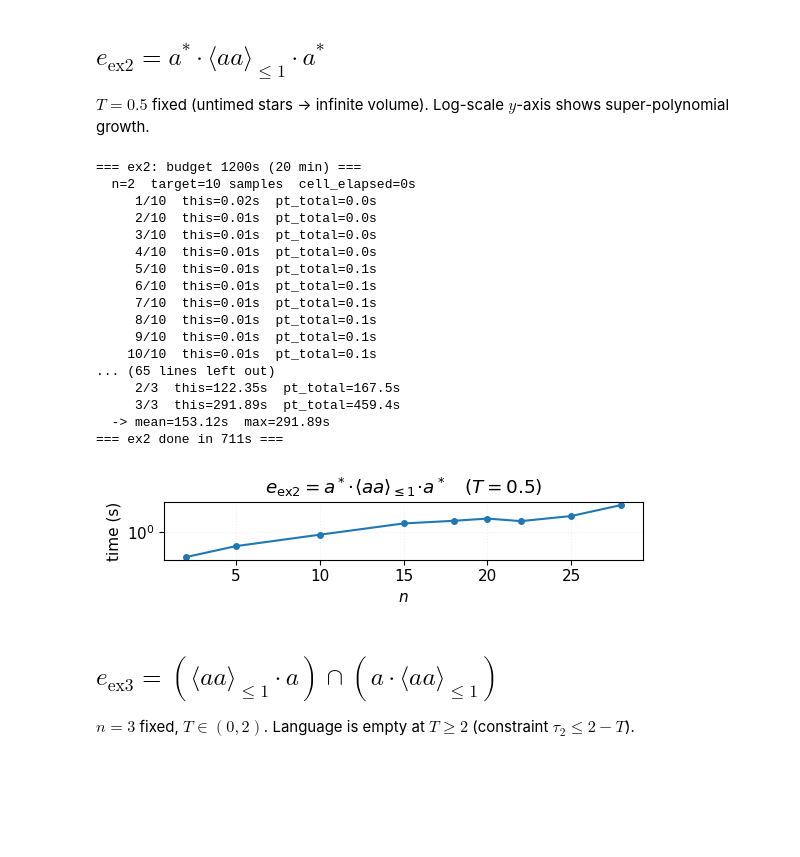
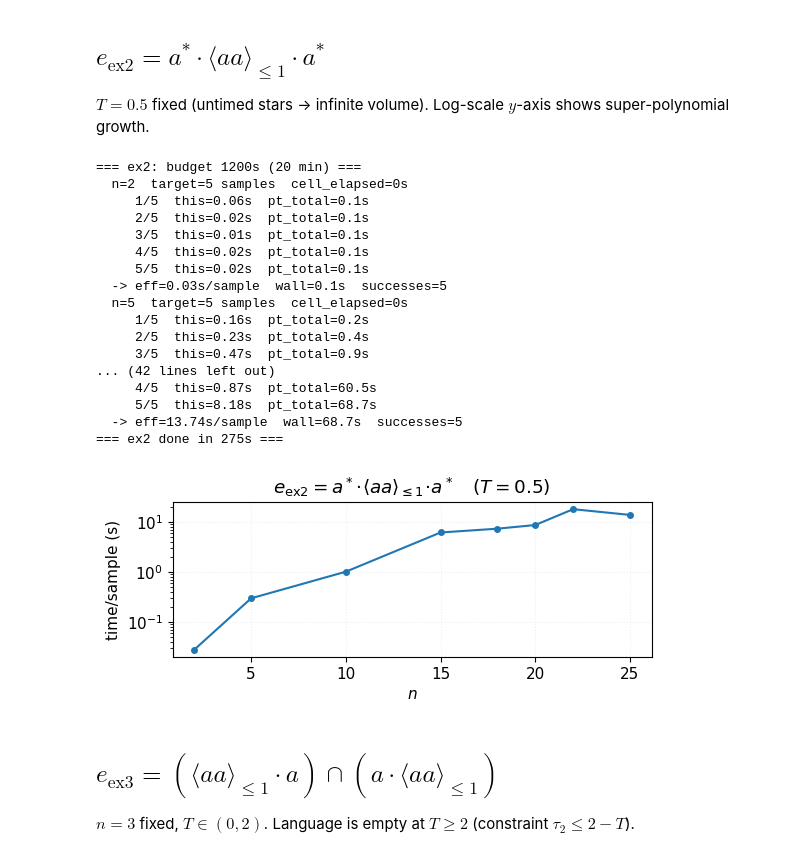
Before and after one commit to figlerg/VolTRE, a Jupyter notebook: experiments/paper_experiments/11_stress_test/11_stress_test.ipynb, the cells around one changed output. Drawn from its saved outputs; the diff is of its cells as text; code cells hidden in the pictures; blank space fills up the shorter version.

```diff
--- a/experiments/paper_experiments/11_stress_test/11_stress_test.ipynb
+++ b/experiments/paper_experiments/11_stress_test/11_stress_test.ipynb
@@ -12,7 +12,10 @@ import warnings
 warnings.filterwarnings('ignore')
 
 def _find_repo_root():
-    d = os.path.abspath(os.getcwd())
+    try:
+        d = os.path.abspath(os.getcwd())
+    except (FileNotFoundError, OSError):
+        d = '/workspace'
     while True:
         if os.path.isfile(os.path.join(d, 'parse', 'quickparse.py')):
             return d
@@ -54,18 +57,18 @@ phi_exb = quickparse('<b>_[3,4] * . (<a>_[1,2] . <b>_[3,4] . <b>_[3,4] *) *', st
 phi_ex3_left  = quickparse('(<a . a>_[0,1] . a)', string=True)
 phi_ex3_right = quickparse('(a . <a . a>_[0,1])', string=True)
 
-K = 10
+K = 5
 BUDGET_S = 1200
 RETRY_MULT = 5
 FIG_W = fig_width_in
-FIG_H = fig_height_in * 0.42
+FIG_H = fig_height_in * 0.42 * 1.6
 COLOR_MEAN = '#1f77b4'
 RESULTS = os.path.join(REPO, 'experiments', 'paper_experiments', '11_stress_test', 'results')
 os.makedirs(RESULTS, exist_ok=True)
 
 
 def collect(phi, label, xs, x_name, k_of, sample_kw):
-    times_d = {}
+    times_d = {}   # effective cost per sample = total_wall_time / successes
     fails_d = {}
     t0_cell = time.perf_counter()
     print(f'=== {label}: budget {BUDGET_S}s ({BUDGET_S//60} min) ===')
@@ -93,11 +96,16 @@ def collect(phi, label, xs, x_name, k_of, sample_kw):
             except Exception as e:
                 n_fail += 1
                 print(f'    !! failure #{n_fail}  ({type(e).__name__})', flush=True)
-        times_d[x] = ts
+        total_wall = time.perf_counter() - t0_pt
+        # effective cost per sample includes time spent on failed attempts
+        eff = [total_wall / len(ts)] * len(ts) if ts else []
+        times_d[x] = eff
         fails_d[x] = n_fail
         tag = f'  [{n_fail} failures]' if n_fail else ''
-        if ts: print(f'  -> mean={np.mean(ts):.2f}s  max={max(ts):.2f}s{tag}', flush=True)
-        else:  print(f'  -> 0 samples (all failed){tag}', flush=True)
+        if ts:
+            print(f'  -> eff={total_wall/len(ts):.2f}s/sample  wall={total_wall:.1f}s  successes={len(ts)}{tag}', flush=True)
+        else:
+            print(f'  -> 0 samples (all failed){tag}', flush=True)
     print(f'=== {label} done in {time.perf_counter()-t0_cell:.0f}s ===')
     return times_d, fails_d
 
@@ -132,7 +140,7 @@ def stress_plot(ax, xs, times_dict, fails_dict, xlabel, title, yscale='linear'):
                 f'$\\geq {failure_at}$:\nall fail\n(mpmath)',
                 color='#d62728', fontsize=7, ha='left', va='top')
 
-    ax.set_xlabel(xlabel); ax.set_ylabel(r'time (s)')
+    ax.set_xlabel(xlabel); ax.set_ylabel(r'time/sample (s)')
     ax.set_title(title); ax.grid(True, alpha=0.2, linestyle=':')
 
 
@@ -180,40 +188,40 @@ plt.show()
 
 $T=0.5$ fixed (untimed stars → infinite volume). Log-scale $y$-axis shows super-polynomial growth.
 # %%
-N_VALUES_EX2 = [2, 5, 10, 15, 18, 20, 22, 25, 28]
+N_VALUES_EX2 = [2, 5, 10, 15, 18, 20, 22, 25]
 T_EX2 = 0.5
 
 times_ex2, fails_ex2 = collect(
     phi_ex2, 'ex2', N_VALUES_EX2, 'n',
-    k_of=lambda n: K if n <= 15 else (5 if n <= 22 else 3),
+    k_of=lambda n: K,
     sample_kw=lambda n: dict(n=n, T=T_EX2))
 
 fig, ax = plt.subplots(figsize=(FIG_W, FIG_H))
 stress_plot(ax, N_VALUES_EX2, times_ex2, fails_ex2, r'$n$',
             r'$e_{\mathrm{ex2}}=a^*\!\cdot\!\langle aa\rangle_{\leq 1}\!\cdot\! a^*\quad(T=0.5)$',
             yscale='log')
 fig.tight_layout()
 fig.savefig(os.path.join(RESULTS, '11_stress_ex2.pdf'), bbox_inches='tight')
 plt.show()
 # %% [output]
 === ex2: budget 1200s (20 min) ===
-  n=2  target=10 samples  cell_elapsed=0s
-     1/10  this=0.02s  pt_total=0.0s
-     2/10  this=0.01s  pt_total=0.0s
-     3/10  this=0.01s  pt_total=0.0s
-     4/10  this=0.01s  pt_total=0.0s
-     5/10  this=0.01s  pt_total=0.1s
-     6/10  this=0.01s  pt_total=0.1s
-     7/10  this=0.01s  pt_total=0.1s
-     8/10  this=0.01s  pt_total=0.1s
-     9/10  this=0.01s  pt_total=0.1s
-    10/10  this=0.01s  pt_total=0.1s
-... (65 lines left out)
-     2/3  this=122.35s  pt_total=167.5s
-     3/3  this=291.89s  pt_total=459.4s
-  -> mean=153.12s  max=291.89s
-=== ex2 done in 711s ===
+  n=2  target=5 samples  cell_elapsed=0s
+     1/5  this=0.06s  pt_total=0.1s
+     2/5  this=0.02s  pt_total=0.1s
+     3/5  this=0.01s  pt_total=0.1s
+     4/5  this=0.02s  pt_total=0.1s
+     5/5  this=0.02s  pt_total=0.1s
+  -> eff=0.03s/sample  wall=0.1s  successes=5
+  n=5  target=5 samples  cell_elapsed=0s
+     1/5  this=0.16s  pt_total=0.2s
+     2/5  this=0.23s  pt_total=0.4s
+     3/5  this=0.47s  pt_total=0.9s
+... (42 lines left out)
+     4/5  this=0.87s  pt_total=60.5s
+     5/5  this=8.18s  pt_total=68.7s
+  -> eff=13.74s/sample  wall=68.7s  successes=5
+=== ex2 done in 275s ===
-[figure, old version]
+[figure, new version]
 # %% [markdown]
 ## $e_{\mathrm{ex3}} = (\langle aa\rangle_{\leq 1}\cdot a)\cap(a\cdot\langle aa\rangle_{\leq 1})$
 
```
Also changed, not shown: parts of 5 cells of this notebook, 10 other files.
